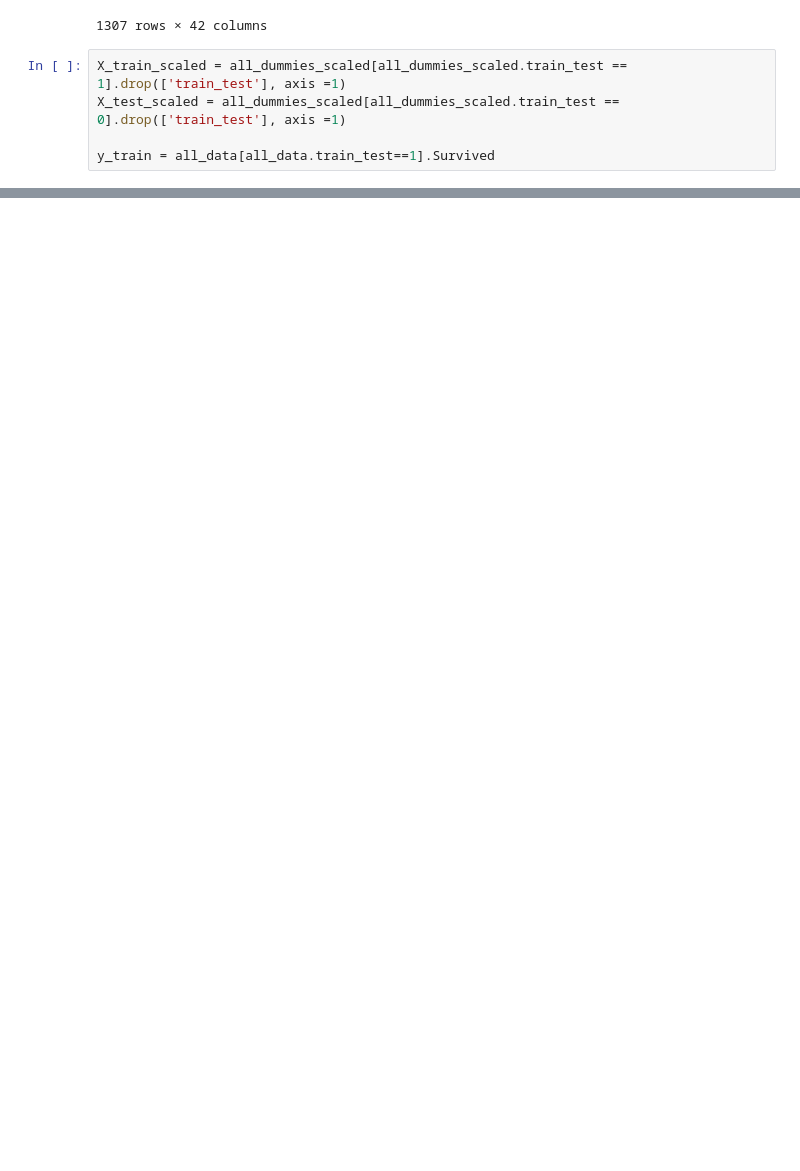
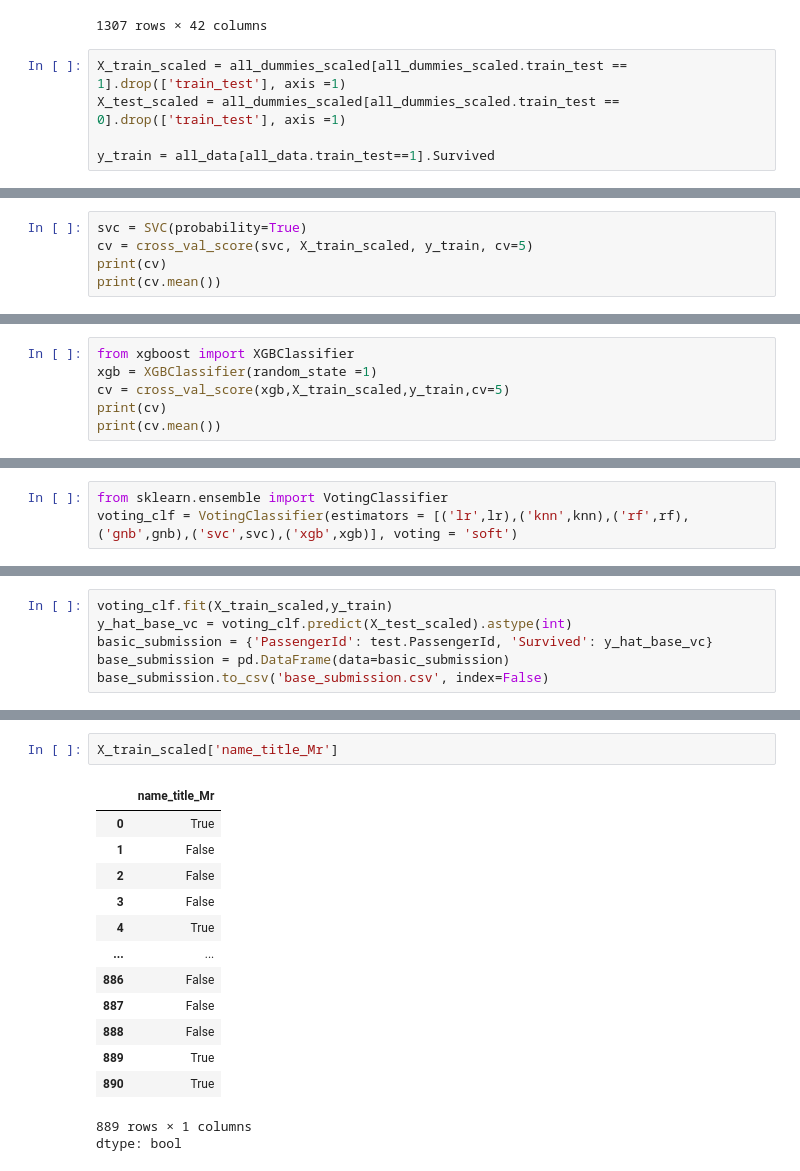
Before and after one commit to omar4646/My_repository, a Jupyter notebook: titanik_ml.ipynb, the cells around one changed output, grey strips where cells are left out. Saved outputs shown, nothing was run; the diff lists cells and outputs as text; blank space fills up the shorter version.

```diff
--- a/titanik_ml.ipynb
+++ b/titanik_ml.ipynb
@@ -325,0 +405,5 @@ y_train = all_data[all_data.train_test==1].Survived
+# %%
+svc = SVC(probability=True)
+cv = cross_val_score(svc, X_train_scaled, y_train, cv=5)
+print(cv)
+print(cv.mean())
@@ -325,0 +413,6 @@ y_train = all_data[all_data.train_test==1].Survived
+# %%
+from xgboost import XGBClassifier
+xgb = XGBClassifier(random_state =1)
+cv = cross_val_score(xgb,X_train_scaled,y_train,cv=5)
+print(cv)
+print(cv.mean())
@@ -325,0 +422,3 @@ y_train = all_data[all_data.train_test==1].Survived
+# %%
+from sklearn.ensemble import VotingClassifier
+voting_clf = VotingClassifier(estimators = [('lr',lr),('knn',knn),('rf',rf),('gnb',gnb),('svc',svc),('xgb',xgb)], voting = 'soft')
@@ -325,0 +432,6 @@ y_train = all_data[all_data.train_test==1].Survived
+# %%
+voting_clf.fit(X_train_scaled,y_train)
+y_hat_base_vc = voting_clf.predict(X_test_scaled).astype(int)
+basic_submission = {'PassengerId': test.PassengerId, 'Survived': y_hat_base_vc}
+base_submission = pd.DataFrame(data=basic_submission)
+base_submission.to_csv('base_submission.csv', index=False)
@@ -325,0 +547,17 @@ y_train = all_data[all_data.train_test==1].Survived
+# %%
+X_train_scaled['name_title_Mr']
+# %% [output]
+|  | name_title_Mr |
+| 0 | True |
+| 1 | False |
+| 2 | False |
+| 3 | False |
+| 4 | True |
+| ... | ... |
+| 886 | False |
+| 887 | False |
+| 888 | False |
+| 889 | True |
+| 890 | True |
+889 rows × 1 columns
+dtype: bool
```
Also changed, not shown: parts of 31 cells of this notebook.
